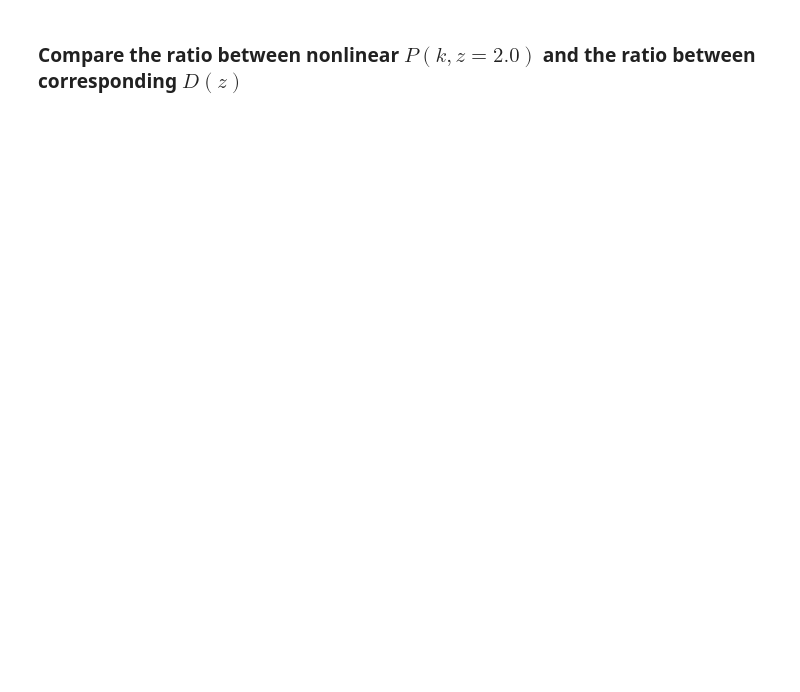
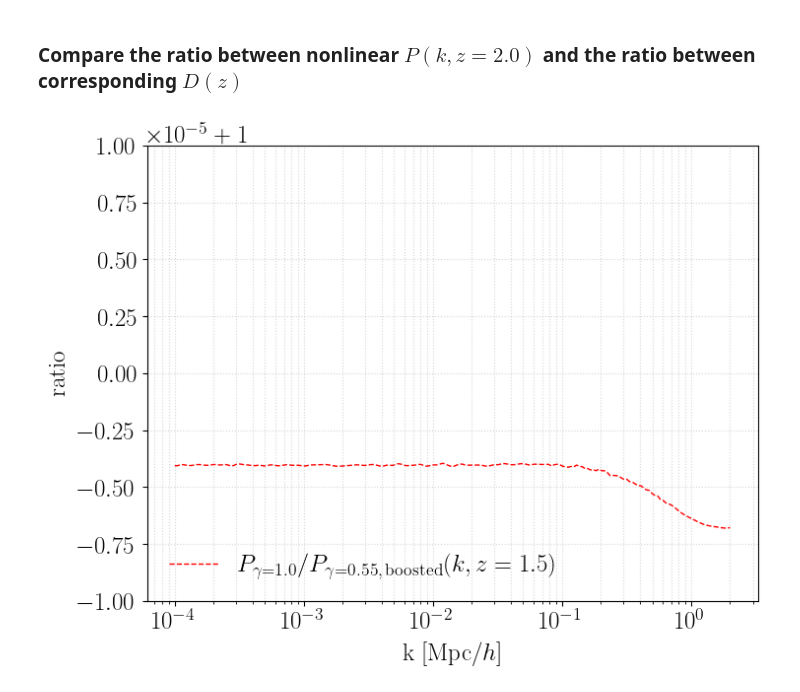
Before and after one commit to MinhMPA/CAMB_GammaPrime_Growth, a Jupyter notebook: notebooks/CAMB_test_nonlinear_Pk.ipynb, the cells around one changed output. Saved outputs shown, nothing was run; the diff lists cells and outputs as text; code cells hidden in the pictures; blank space fills up the shorter version.

```diff
--- a/notebooks/CAMB_test_nonlinear_Pk.ipynb
+++ b/notebooks/CAMB_test_nonlinear_Pk.ipynb
@@ -323,11 +344,16 @@ kh_nonlin, z_nonlin, pk_nonlin_gamma = results.get_matter_power_spectrum(minkh=k
 np.savetxt('test_pknonlin_gamma_z2.txt',(kh,pk_nonlin_gamma[1,:]))
 # %%
 fig,ax=plt.subplots()
-ax.semilogx(kh, pk_nonlin_gamma[1,:]/pk_nonlin[1,:], color='r', ls = line, label=r'$P_{\gamma=1.0}/P_{\gamma=0.55}(k,z=1.5)$')
-ax.axhline((D_gamma[idx]/D[idx])**2,ls=':',color='k',label='$D^2_{\gamma=1.0}/D^2_{\gamma=0.55}(z=1.5)$')
+ax.semilogx(kh, pk_nonlin_gamma[1,:]/pk_nonlin[1,:], color='r', ls = line, label=r'$P_{\gamma=1.0}/P_{\gamma=0.55,\,\mathrm{boosted}}(k,z=1.5)$')
+#ax.axhline((D_gamma[idx]/D[idx])**2,ls=':',color='k',label='$D^2_{\gamma=1.0}/D^2_{\gamma=0.55}(z=1.5)$')
 ax.set_xlabel(r'k [Mpc/$h$]')
 ax.set_ylabel(r'ratio')
-ax.set_ylim(1.285,1.3)
+ax.set_ylim(1-(1E-5),1+(1E-5))
+#ax.yaxis.set_major_locator(MultipleLocator(2E-3))
+#ax.yaxis.set_major_formatter(FormatStrFormatter('%.3f'))
+#ax.yaxis.set_minor_locator(MultipleLocator(2E-4))
 #ax.set_xlim(1E-4,1)
 ax.grid(True, which="both", ls=":",alpha=0.5)
-ax.legend(loc='upper left');
+ax.legend(loc='lower left');
+# %% [output]
+[figure, added]
```
Also changed, not shown: parts of 13 cells of this notebook, 1 other file.
